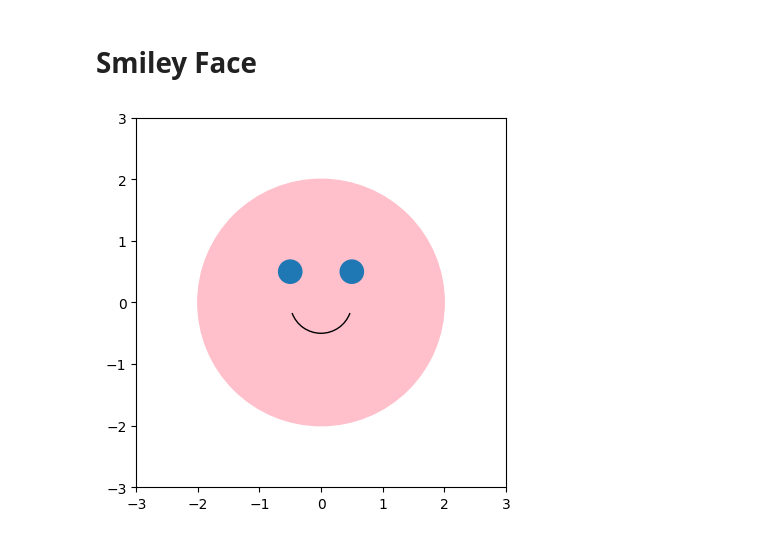
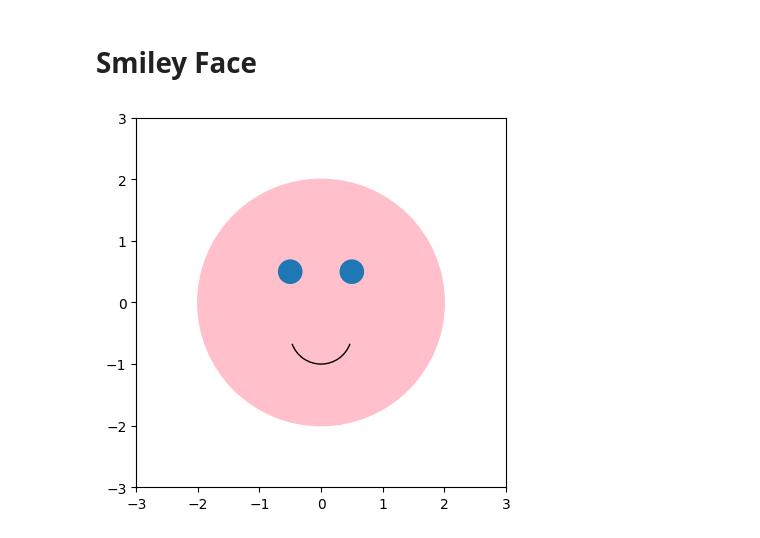
Before and after one commit to BushraOnika/Python-practise, a Jupyter notebook: pizza_slice.ipynb, the cells around one changed output. Saved outputs shown, nothing was run; the diff lists cells and outputs as text; code cells hidden in the pictures.

Commit message:
smiley

```diff
--- a/pizza_slice.ipynb
+++ b/pizza_slice.ipynb
@@ -52,15 +52,15 @@ plt.show()
 # %%
 fig, axes = plt.subplots()
 circle=Circle((0,0),2,color='pink')
 right_eye=Circle((-0.5,0.5),0.2)
 left_eye=Circle((0.5,0.5),0.2)
-smile=Arc((0,0),1,1,theta1=200,theta2=340)
+smile=Arc((0,-0.5),1,1,theta1=200,theta2=340)
 axes.add_patch(circle)
 axes.add_patch(right_eye)
 axes.add_patch(left_eye)
 axes.add_patch(smile)
 axes.set_xlim(-3,3)
 axes.set_ylim(-3,3)
 axes.set_aspect('equal')
 # %% [output]
-[figure, old version]
+[figure, new version]
```
